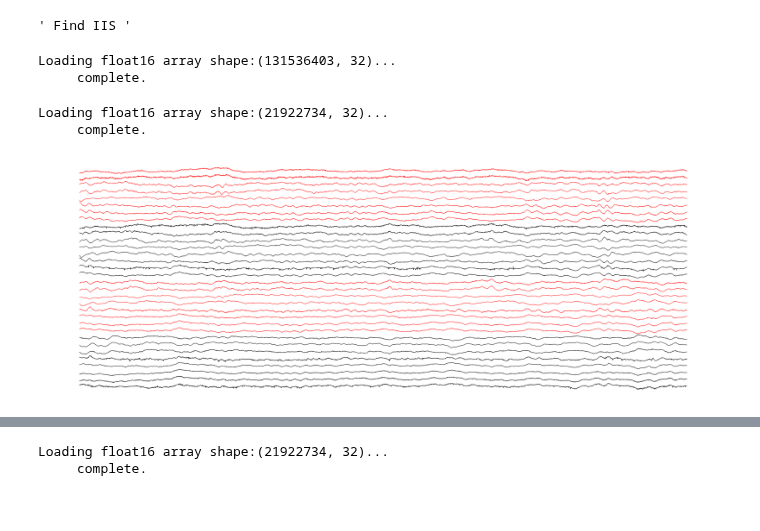
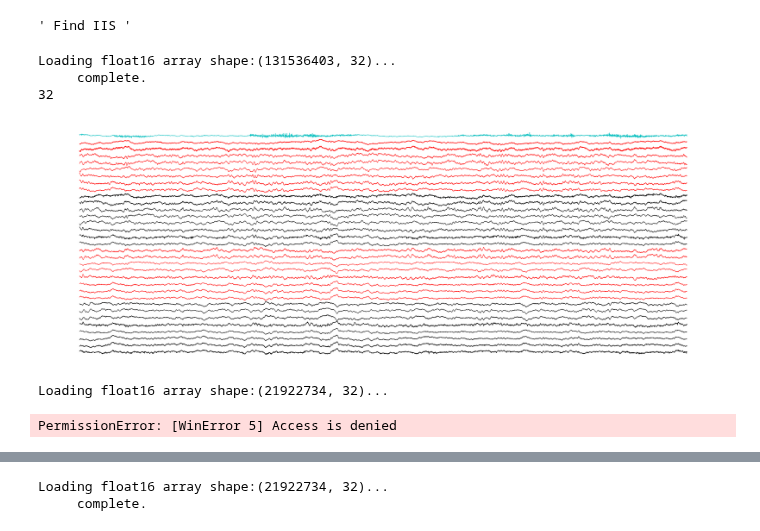
Before and after one commit to dtabuena/Workshop, a Jupyter notebook: Py_trodes/PyTrodes_Pipeline_.ipynb, the cells around one changed output, grey strips where cells are left out. Cells and saved outputs as stored; diff of their text form; code cells hidden in the pictures.

```diff
--- a/Py_trodes/PyTrodes_Pipeline_.ipynb
+++ b/Py_trodes/PyTrodes_Pipeline_.ipynb
@@ -40,7 +40,8 @@ def read_npy_metadata(npy_filename):
 def load_npy_to_memmap(npy_filename):
     shape, dtype, offset = read_npy_metadata(npy_filename)
     print(f'Loading {dtype} array shape:{shape}...')
-    array = np.memmap(npy_filename, dtype=dtype, mode='r+', offset=offset, shape=shape)
+    with open(npy_filename, 'rb') as f:
+        array = np.memmap(f, dtype=dtype, mode='r+', offset=offset, shape=shape)
     print('     complete.')
     return array
 
@@ -57,20 +58,25 @@ def display_filter(fir_coeff,rate):
     plt.grid()
     plt.show()
 
-def plot_sample_wave(lfp,sample_rate,times=[0,1]):
+def plot_sample_wave(lfp,sample_rate,times=[0,3],ref=None):
     colors = ['k']*8 + ['r']*8 + ['k']*8 + ['r']*8
     tic_indicies = np.arange(times[0]*sample_rate,times[1]*sample_rate)
     time_sec = tic_indicies/sample_rate
     waveform = lfp[tic_indicies,:]
     # waveform = waveform - np.expand_dims(np.mean(waveform,axis=1),axis=-1)
     # waveform = waveform - np.expand_dims(waveform[:,24],axis=-1)
+
     num_chan = waveform.shape[1]
+    if ref is not None:
+        num_chan+= 1
     fig,ax=plt.subplots(num_chan,1,figsize=(6,2),dpi=300)
     for ch in np.arange(num_chan):
-        ax[ch].plot(time_sec,waveform[:,ch],linewidth=.2,color=colors[ch])
+        if ch>=waveform.shape[1]:
+            print(ch)
+            ax[ch].plot(time_sec,-ref[tic_indicies],linewidth=.2,color='c')
+        else:
+            ax[ch].plot(time_sec,waveform[:,ch],linewidth=.2,color=colors[ch])
         ax[ch].set_position([0,ch/num_chan,1,1/num_chan])
         ax[ch].axis('off')
-        # ax.plot(time_sec,-waveform[:,ch]+ch,linewidth=.3,color = colors[ch])
-        # ax.set_title('lfp')
-    # ax.set_ylabel('Channel')
-    # ax.set_xlabel('Time (s)')
+
+    return
@@ -111,34 +136,43 @@ dot_dat_data['data']=np.nan
 # %%
 """
-DOWN SAMPLE & SAVE
+DOWNSAMPLE & SAVE
 """
 lfp_disk_array = load_npy_to_memmap(raw_npy_filename)
 default_sample_rate = 30000
 downsampled_rate = 5000
+np.save(animal_session+'_downsampled_rate.npy',downsampled_rate)
 downsample_factor = default_sample_rate/downsampled_rate
 downsample_indicies = np.arange(0,lfp_disk_array.shape[0],downsample_factor,dtype='int')
-ds_array=lfp_disk_array[downsample_indicies,:]
-downsamp_npy_filename = raw_npy_filename.replace('raw', 'downsamp')
-np.save(downsamp_npy_filename, ds_array)
-del(ds_array)
-np.save(animal_session+'_downsampled_rate.npy',downsampled_rate)
+lfp_disk_array=lfp_disk_array[downsample_indicies,:]
+ref = np.expand_dims(np.mean(lfp_disk_array,axis=1),axis=-1)
+np.save(animal_session+'_ref_sig.npy',downsampled_rate)
+lfp_disk_array -= ref
+downsamp_npy_filename = raw_npy_filename.replace('raw', 'downsampled')
+with open(downsamp_npy_filename,"wb") as outf: np.save(outf, lfp_disk_array)
+plot_sample_wave(lfp_disk_array,downsampled_rate,ref=ref)
 # %% [output]
 Loading float16 array shape:(131536403, 32)...
      complete.
+32
+[figure, added]
 # %%
 """
 BAND PASS FOR RIPPLES
 """
-downsamp_npy_filename='AngelfoodCake01_downsamp_lfp.npy'
 downsampled_rate = int(np.load('AngelfoodCake01_downsampled_rate.npy'))
 lfp_disk_array = load_npy_to_memmap(downsamp_npy_filename)
-# lfp_disk_array -= np.expand_dims(np.mean(lfp_disk_array,axis=1),axis=-1)
 downsampled_rate = int(np.load(animal_session+'_downsampled_rate.npy'))
 passband = [150, 250] #(150-250 Hz)
 num_coefficients = 1200
 fir_coeff = sci.signal.firwin(num_coefficients, passband, width=10, window='hamming', pass_zero='bandpass', scale=True, fs=downsampled_rate)
+
+''' Apply the FIR filter using filtfilt for zero-phase filtering across all channels '''
+lfp_disk_array = sci.signal.filtfilt(fir_coeff, 1.0, lfp_disk_array, axis=0)
+ripfilt_npy_filename = downsamp_npy_filename.replace('downsampled', 'ripfiltered_m')
+with open(ripfilt_npy_filename,"wb") as outf: np.save(outf, lfp_disk_array)
 plot_sample_wave(lfp_disk_array,downsampled_rate)
+lfp_disk_array_X = load_npy_to_memmap(ripfilt_npy_filename)
+plot_sample_wave(lfp_disk_array_X,downsampled_rate)
 # %% [output]
 Loading float16 array shape:(21922734, 32)...
-     complete.
-[figure, removed]
+PermissionError: [WinError 5] Access is denied
```
Also changed, not shown: parts of 12 cells of this notebook.
